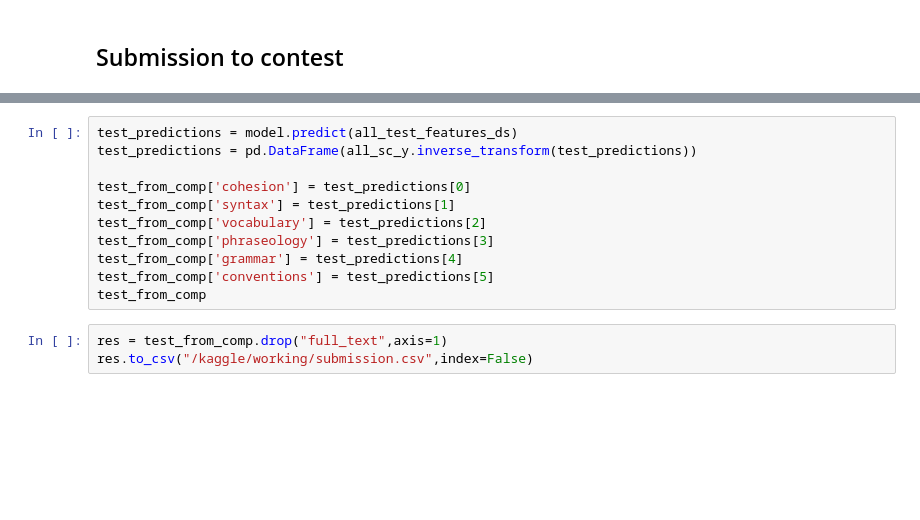
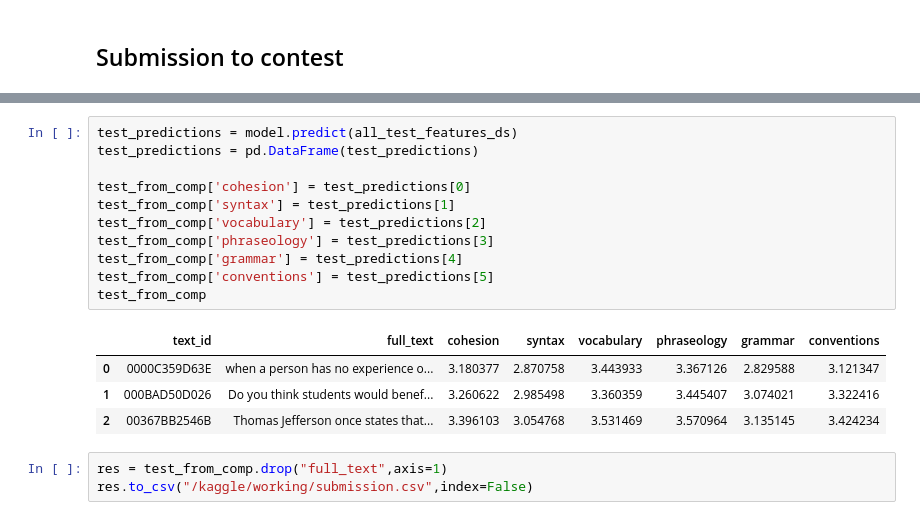
Before and after one commit to stephhe/kaggle_english_language_grading, a Jupyter notebook: model-glove-transformer.ipynb, the cells around one changed output, grey strips where cells are left out. Drawn from its saved outputs; the diff is of its cells as text; blank space fills up the shorter version.

```diff
--- a/model-glove-transformer.ipynb
+++ b/model-glove-transformer.ipynb
@@ -341,14 +338,19 @@ KeyboardInterrupt:
 # %%
 test_predictions = model.predict(all_test_features_ds)
-test_predictions = pd.DataFrame(all_sc_y.inverse_transform(test_predictions))
+test_predictions = pd.DataFrame(test_predictions)
 
 test_from_comp['cohesion'] = test_predictions[0]
 test_from_comp['syntax'] = test_predictions[1]
 test_from_comp['vocabulary'] = test_predictions[2]
 test_from_comp['phraseology'] = test_predictions[3]
 test_from_comp['grammar'] = test_predictions[4]
 test_from_comp['conventions'] = test_predictions[5]
 test_from_comp
+# %% [output]
+|  | text_id | full_text | cohesion | syntax | vocabulary | phraseology | grammar | conventions |
+| 0 | 0000C359D63E | when a person has no experience o... | 3.180377 | 2.870758 | 3.443933 | 3.367126 | 2.829588 | 3.121347 |
+| 1 | 000BAD50D026 | Do you think students would benef... | 3.260622 | 2.985498 | 3.360359 | 3.445407 | 3.074021 | 3.322416 |
+| 2 | 00367BB2546B | Thomas Jefferson once states that... | 3.396103 | 3.054768 | 3.531469 | 3.570964 | 3.135145 | 3.424234 |
 # %%
 res = test_from_comp.drop("full_text",axis=1)
 res.to_csv("/kaggle/working/submission.csv",index=False)
```
Also changed, not shown: parts of 7 cells of this notebook.
